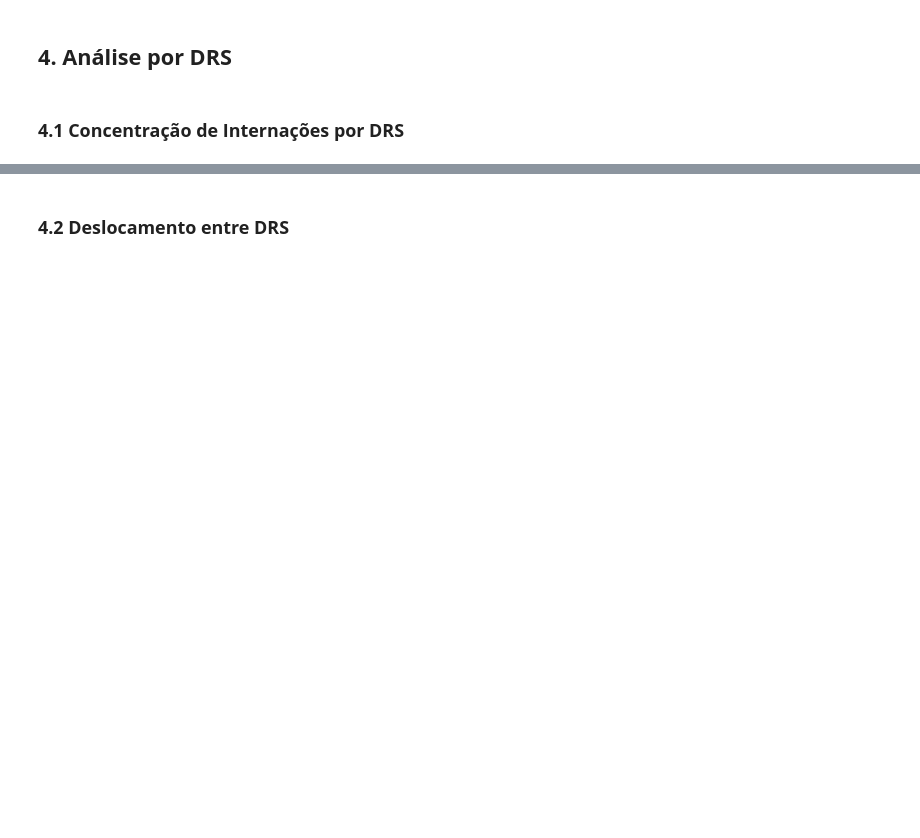
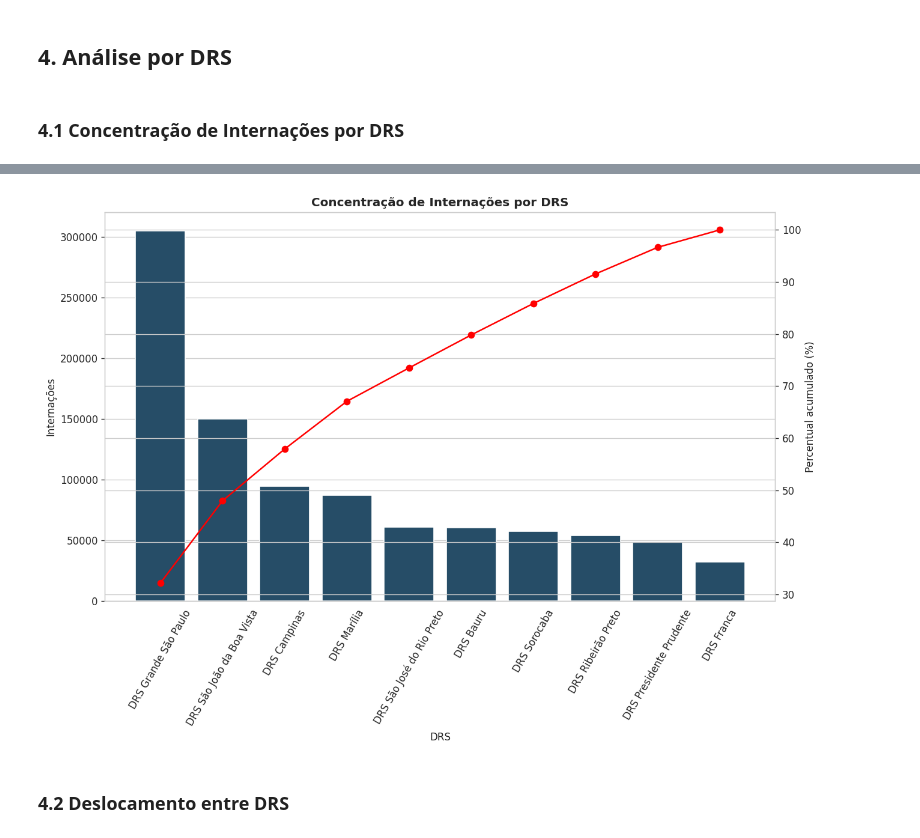
Before and after one commit to tinemyumi/saude-mental-datasus, a Jupyter notebook: notebooks/7.EDA_geografico.ipynb, the cells around one changed output, grey strips where cells are left out. Cells and saved outputs as stored; diff of their text form; code cells hidden in the pictures; blank space fills up the shorter version.

```diff
--- a/notebooks/7.EDA_geografico.ipynb
+++ b/notebooks/7.EDA_geografico.ipynb
@@ -296,3 +255,45 @@ plt.show()
+# %%
+pareto_drs = (
+    plot_drs.groupby('drs_internacao')['internacoes']
+    .sum()
+    .sort_values(ascending=False)
+    .reset_index()
+)
+
+pareto_drs['perc_acumulado'] = (
+    pareto_drs['internacoes'].cumsum() /
+    pareto_drs['internacoes'].sum() * 100
+)
+
+fig, ax = plt.subplots(figsize=(12,7))
+
+sns.barplot(
+    data=pareto_drs,
+    x='drs_internacao',
+    y='internacoes',
+    color=COLOR1,
+    ax=ax
+)
+
+ax2 = ax.twinx()
+
+ax2.plot(
+    pareto_drs['drs_internacao'],
+    pareto_drs['perc_acumulado'],
+    color='red',
+    marker='o'
+)
+
+ax.set_ylabel('Internações')
+ax2.set_ylabel('Percentual acumulado (%)')
+ax.set_xlabel('DRS')
+ax.set_title('Concentração de Internações por DRS', fontweight='bold')
+
+ax.tick_params(axis='x', rotation=60)
+
+plt.show()
+# %% [output]
+[figure, added]
 # %% [markdown]
 ### **4.2 Deslocamento entre DRS**
 # %%
```
Also changed, not shown: parts of 16 cells of this notebook.
